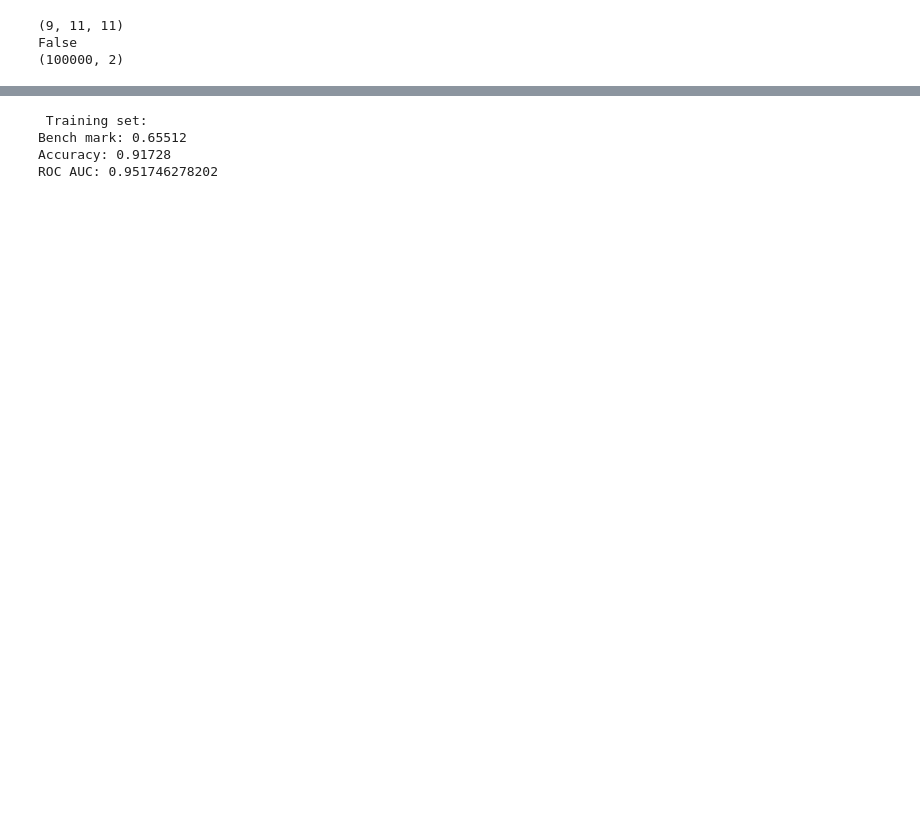
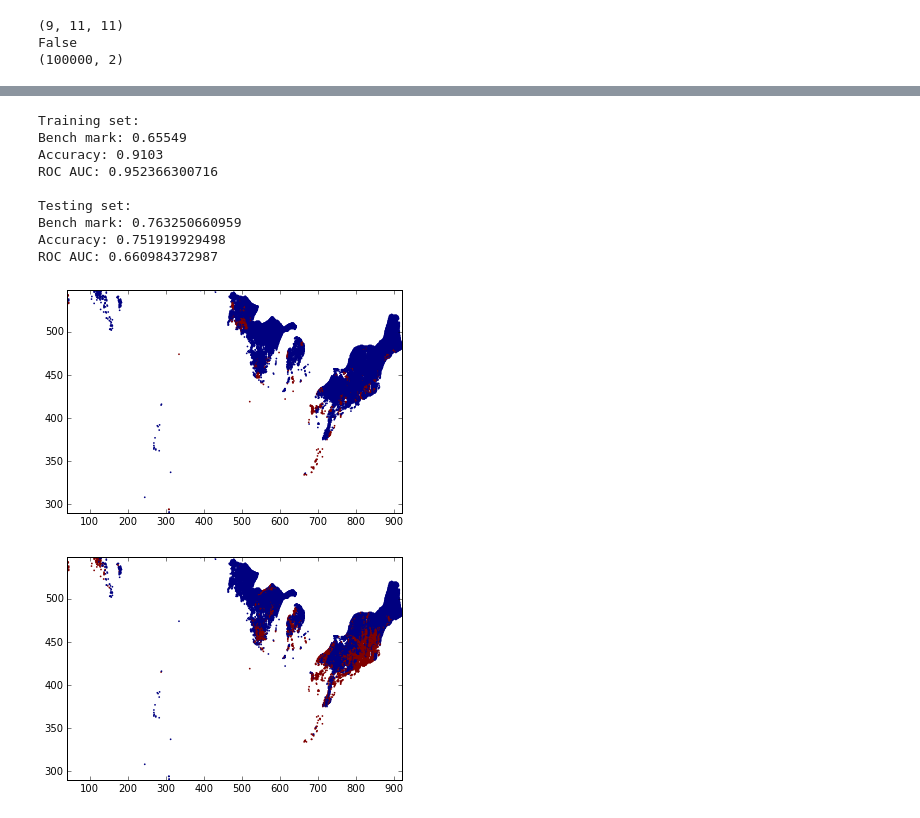
Before and after one commit to tcchiao/fall-foliage-finder, a Jupyter notebook: scripts/First-Crappy-Model.ipynb, the cells around one changed output, grey strips where cells are left out. Saved outputs shown, nothing was run; the diff lists cells and outputs as text; code cells hidden in the pictures; blank space fills up the shorter version.

```diff
--- a/scripts/First-Crappy-Model.ipynb
+++ b/scripts/First-Crappy-Model.ipynb
@@ -66,7 +66,7 @@ class NN_Input(object):
     - add function to return the actual lat, lon, and time based on indices
 
     """
-    def __init__(self, predict=2, history=2, box=5):
+    def __init__(self, predict=2, history=2, box=5, random_seed=None):
         """
         Initialize a class for storing neural network input data.
 
@@ -78,6 +78,8 @@ class NN_Input(object):
                  For example, if data_length=3, the model will receive 3 time points worth of data (current time
                  point, the previous time point, and the timep point before that).
         """
+        if random_seed is not None:
+            np.random.seed(random_seed)
         self.lons = None
         self.lats = None
         self.times = None
@@ -134,6 +136,8 @@ class NN_Input(object):
         else:
             self.features[name] = temp_data
 
+    def get_batch(self, j, k):
+        pass
 
     def get_features(self, i, j, k):
         """
@@ -198,9 +202,9 @@ class NN_Input(object):
 
         map_dimensions = (mi, (2*self.box)+1, (2*self.box)+1)
 
-        if n is None:
-            for (k, j) in subset:
-                for i in xrange(cutoff):
+        if n is None and t is None:
+            for i in xrange(cutoff):
+                for (k, j) in subset:
                     l = self.labels[i, j, k]
                     features = self.get_features(i, j, k)
                     if features is not None and l != np.nan and features.shape==map_dimensions:
@@ -315,9 +317,9 @@ def build_base_sequential_NN(n_conv_layers=2, nb_filters=16, nb_conv=3, map_dime
                             input_shape=map_dimensions))
 
     model.add(Activation('relu'))
-#     model.add(Convolution2D(nb_filters, nb_conv, nb_conv))
-#     model.add(Activation('relu'))
-#     model.add(MaxPooling2D(pool_size=(nb_pool, nb_pool)))
+    model.add(Convolution2D(nb_filters, nb_conv, nb_conv))
+    model.add(Activation('relu'))
+    model.add(MaxPooling2D(pool_size=(nb_pool, nb_pool)))
     model.add(Dropout(0.25))
 
     model.add(Flatten())
@@ -334,7 +336,7 @@ def build_base_sequential_NN(n_conv_layers=2, nb_filters=16, nb_conv=3, map_dime
     return model
 
 model = build_base_sequential_NN(nb_filters=64, map_dimensions=map_dimensions)
-model.fit(X_map_train, y_train, batch_size=50, nb_epoch=5, verbose=True)
+model.fit(X_map_train, y_train, batch_size=50, nb_epoch=5, verbose=True, validation_data=(X_map_test, y_test))
 train_predict = model.predict(X_map_train, verbose=True)
 test_predict = model.predict(X_map_test, verbose=True)
 # %% [output]
@@ -359,11 +362,16 @@ print 'Accuracy:', accuracy_score(y_train[:,0], (train_predict[:,0]>threshold))
 print 'ROC AUC:', roc_auc_score(y_train[:,0], train_predict[:,0])
 print
 print 'Testing set:'
-print 'Bench mark:', np.sum(test_y[:,1])/float(len(test_y))
+print 'Bench mark:', np.sum(y_test[:,1])/float(len(y_test))
 print 'Accuracy:', accuracy_score(y_test[:,0], (test_predict[:,0]>threshold))
 print 'ROC AUC:', roc_auc_score(y_test[:,0], test_predict[:,0])
 # %% [output]
- Training set:
-Bench mark: 0.65512
-Accuracy: 0.91728
-ROC AUC: 0.951746278202
+Training set:
+Bench mark: 0.65549
+Accuracy: 0.9103
+ROC AUC: 0.952366300716
+
+Testing set:
+Bench mark: 0.763250660959
+Accuracy: 0.751919929498
+ROC AUC: 0.660984372987
@@ -369,0 +401,22 @@ ROC AUC: 0.951746278202
+# %%
+print 'Getting test dataset'
+
+for t in xrange(216, 230):
+
+    id_test, y_test, X_map_test = nn.select(t=t, subset=subset)
+    y_test = reformat_y(y_test)
+    X_map_test = X_map_test/std
+
+    xs = id_test[:,2]
+    ys = id_test[:,1]
+
+    test_predict = model.predict(X_map_test, verbose=True)
+
+    plt.figure(figsize())
+    Basemap
+    m.scatter
+    plot_list_in_2D(xs, ys, (test_predict[:,0]>threshold))
+    plot_list_in_2D(xs, ys, y_test[:,0])
+# %% [output]
+[figure, added]
+[figure, added]
```
Also changed, not shown: parts of 6 cells of this notebook, 3 other files.
